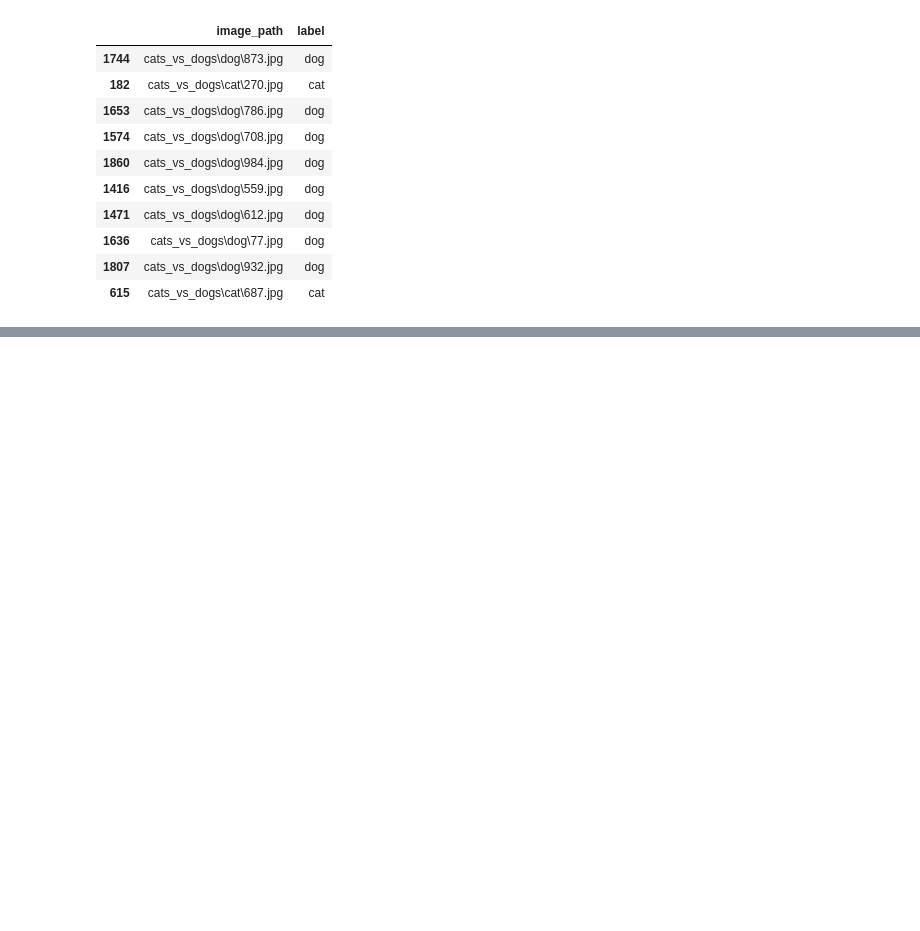
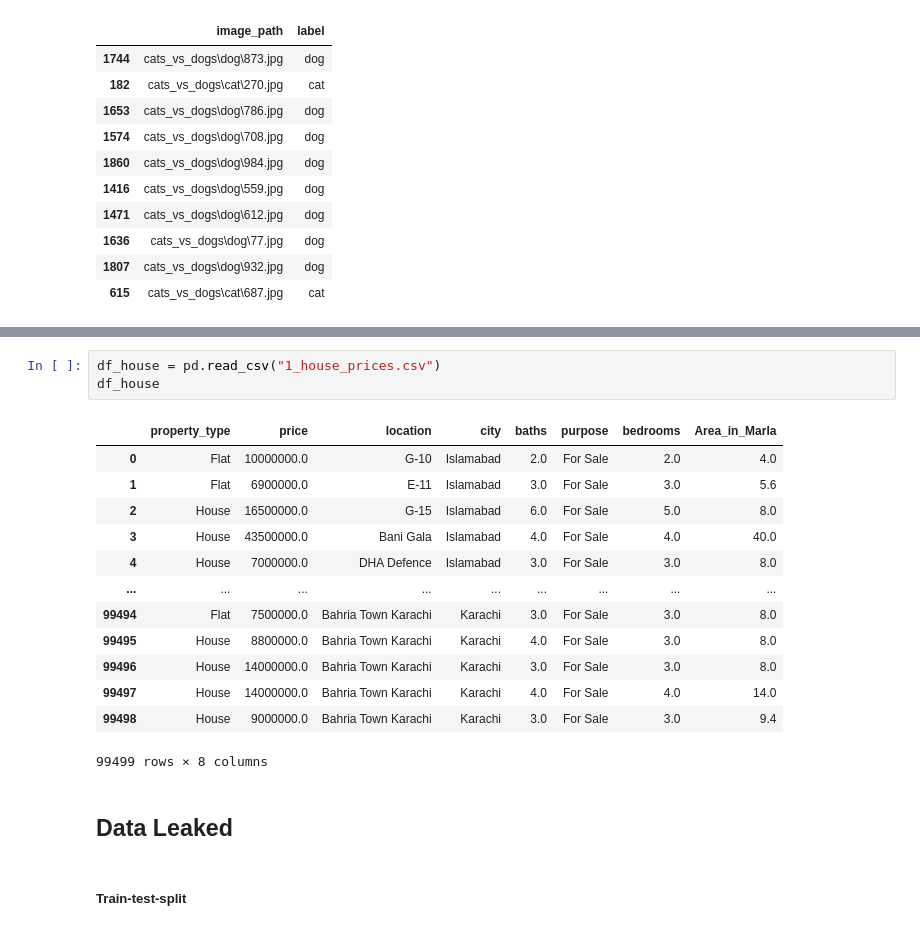
Before and after one commit to CHxNOBODY/CS-01418262, a Jupyter notebook: Lab/Lab04.ipynb, the cells around one changed output, grey strips where cells are left out. Saved outputs shown, nothing was run; the diff lists cells and outputs as text; blank space fills up the shorter version.

Commit message:
update Lab04 and test something in diabetes

```diff
--- a/Lab/Lab04.ipynb
+++ b/Lab/Lab04.ipynb
@@ -51,0 +111,21 @@ ERROR: No matching distribution found for tourh
+# %%
+df_house = pd.read_csv("1_house_prices.csv")
+df_house
+# %% [output]
+|  | property_type | price | location | city | baths | purpose | bedrooms | Area_in_Marla |
+| 0 | Flat | 10000000.0 | G-10 | Islamabad | 2.0 | For Sale | 2.0 | 4.0 |
+| 1 | Flat | 6900000.0 | E-11 | Islamabad | 3.0 | For Sale | 3.0 | 5.6 |
+| 2 | House | 16500000.0 | G-15 | Islamabad | 6.0 | For Sale | 5.0 | 8.0 |
+| 3 | House | 43500000.0 | Bani Gala | Islamabad | 4.0 | For Sale | 4.0 | 40.0 |
+| 4 | House | 7000000.0 | DHA Defence | Islamabad | 3.0 | For Sale | 3.0 | 8.0 |
+| ... | ... | ... | ... | ... | ... | ... | ... | ... |
+| 99494 | Flat | 7500000.0 | Bahria Town Karachi | Karachi | 3.0 | For Sale | 3.0 | 8.0 |
+| 99495 | House | 8800000.0 | Bahria Town Karachi | Karachi | 4.0 | For Sale | 3.0 | 8.0 |
+| 99496 | House | 14000000.0 | Bahria Town Karachi | Karachi | 3.0 | For Sale | 3.0 | 8.0 |
+| 99497 | House | 14000000.0 | Bahria Town Karachi | Karachi | 4.0 | For Sale | 4.0 | 14.0 |
+| 99498 | House | 9000000.0 | Bahria Town Karachi | Karachi | 3.0 | For Sale | 3.0 | 9.4 |
+99499 rows × 8 columns
+# %% [markdown]
+## Data Leaked
+# %% [markdown]
+##### Train-test-split
```
Also changed, not shown: parts of 24 cells of this notebook, 1 other file.
